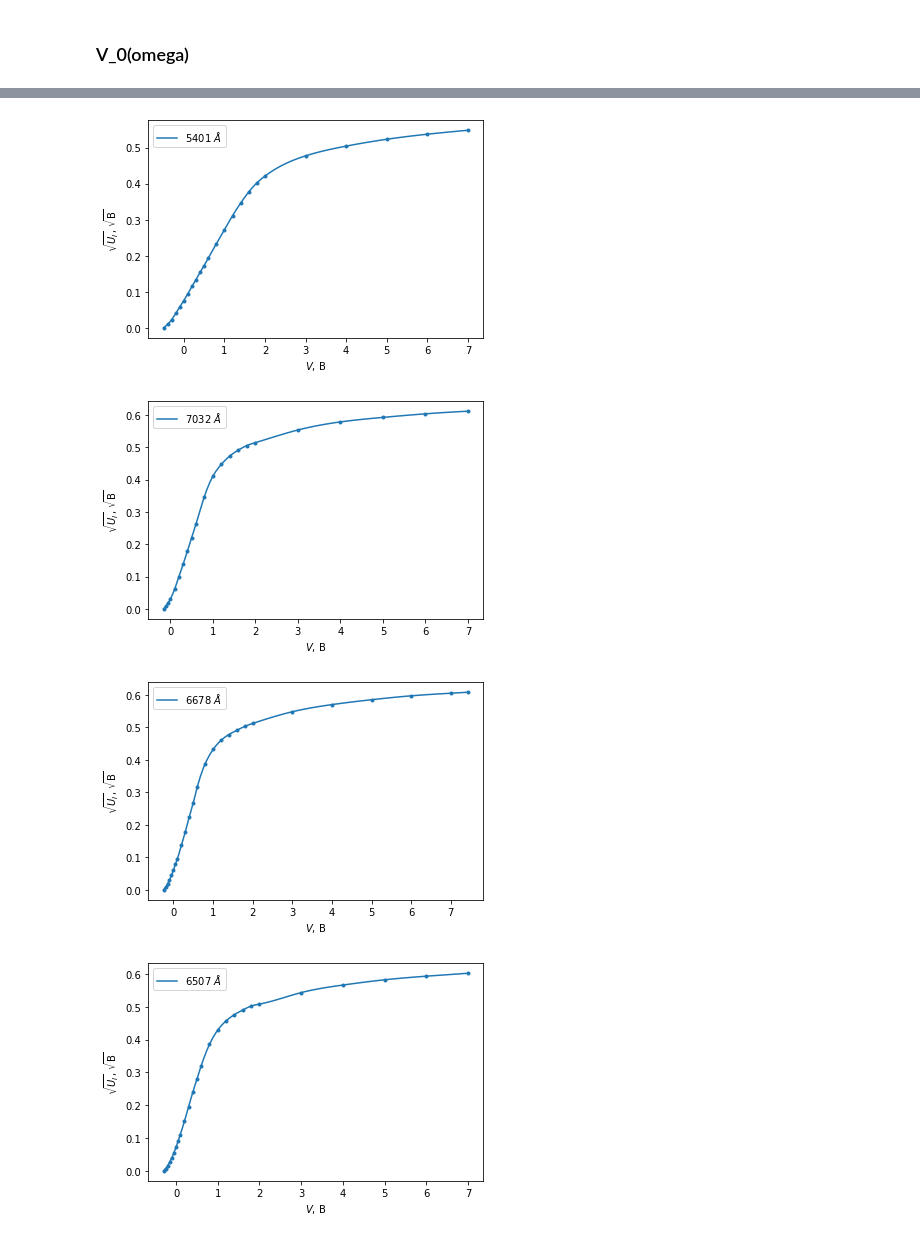
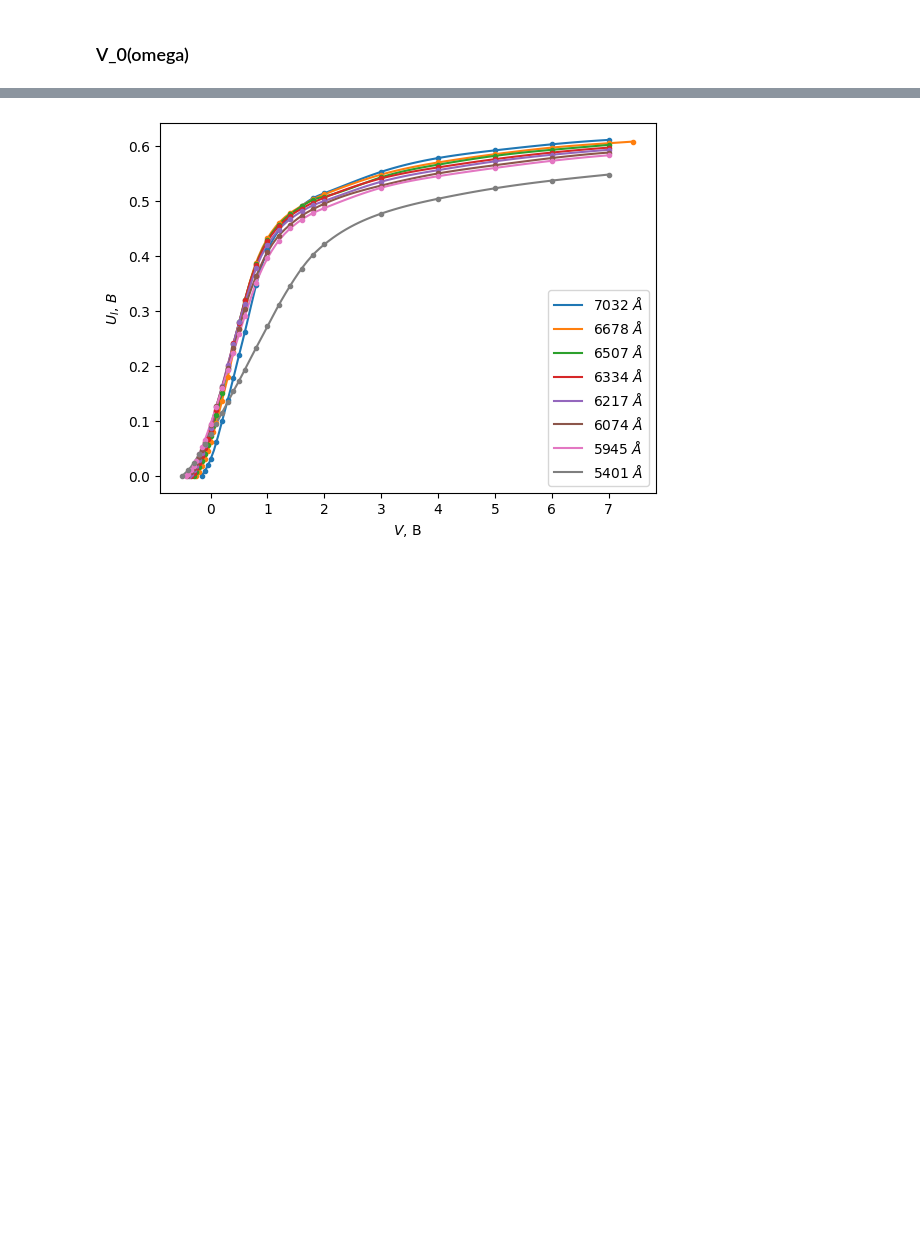
Before and after one commit to futherus/mipt_lab, a Jupyter notebook: 5.1.1/Dedkov_Maslov/511.ipynb, the cells around one changed output, grey strips where cells are left out. Drawn from its saved outputs; the diff is of its cells as text; code cells hidden in the pictures; blank space fills up the shorter version.

```diff
--- a/5.1.1/Dedkov_Maslov/511.ipynb
+++ b/5.1.1/Dedkov_Maslov/511.ipynb
@@ -62,6 +62,9 @@ tab.rename().data
 | 20 | 5881.89 | 2562.0 |
 | 21 | 5852.49 | 2546.0 |
 | 22 | 5400.56 | 2287.0 |
+# %%
+sig_U_close = {}
+sig_U_i = {}
 # %%
 def export_region(region):
 
@@ -133,7 +148,6 @@ array(5400.56)
 # %% [markdown]
 ### Зависимость $I(V)$
 # %%
-
 output = []
 def process(cols, begin, end, begin_interp, end_interp, x_min):
     data = mipt.read_excel('data/5.1.1-stripped.xlsx', usecols=(cols), header=(0, 1)).dropna()
@@ -146,15 +160,17 @@ def process(cols, begin, end, begin_interp, end_interp, x_min):
     print(N)
     # Remove top header
     data = data[f'N={N}']
-    U_v = list(data['U_close'][begin:end])
-    U_i = list(data['U_i'    ][begin:end])
+    U_v = np.array(list(data['U_close'][begin:end]))
+    U_i = np.array(list(data['U_i'    ][begin:end]))
 
     # Evaluate wavelen according to calibration
 
     wavelen = float(N2wavelen(N))
 
-    U_v_clean, U_i_clean, equ = mipt.plot(U_v, np.sqrt(U_i), begin=begin_interp, end=end_interp, x_min=x_min,
-                                          label="{:.0f} $\AA$".format(wavelen))
+    sig_sUi = sig_U_i[N][begin:end] / (2 * np.sqrt(U_i))
+
+    U_v_clean, U_i_clean, equ = mipt.plot(U_v, np.sqrt(U_i), begin=begin_interp, end=end_interp, x_min=x_min, xerr=sig_U_close[N][begin:end],
+                                          yerr=sig_sUi, label="{:.0f} $\AA$".format(wavelen))
 
     res = mipt.mnk(U_v_clean, U_i_clean).data
     display(res)
@@ -163,8 +179,7 @@ def process(cols, begin, end, begin_interp, end_interp, x_min):
 
     output.append([wavelen, V_0, V_0_err])
 
-    print("N={}, V_0 = ({:0.3f} +- {:0.3f}) В".format(N, V_0, V_0_err))
-
+    print("N={}, lambda = {}, V_0 = ({:0.3f} +- {:0.3f}) В".format(N, wavelen, V_0, V_0_err))
 
 process(('P', 'Q'), 0, 13, 0, 10, -0.54)
 process(('J', 'K'), 0, 14, 0, 10, -0.4)
@@ -175,7 +190,7 @@ plt.xlabel(r'$V$, В')
 plt.ylabel(r'$\sqrt{U_I}$, $\sqrt{\mathrm{В}}$')
 plt.legend()
 #plt.grid(True)
-plt.savefig('gen/iv.pdf')
+plt.savefig('gen/iv.png')
 # %% [output]
 2759
 |  | <x> | sx | <y> | sy | rxy | a | da | b | db |
@@ -267,47 +285,43 @@ W ~ 1.48 эВ, hbar = (1.03 +- 0.06)e-34 Дж*с
 # %%
 
 def interp(x, y):
     return sp.interpolate.interp1d(x, y, kind='cubic')
 
-def process(cols, begin, end, begin_interp, end_interp, x_min):
+def process(cols, begin, end, begin_interp, end_interp, x_min, color):
     data = mipt.read_excel('data/5.1.1-stripped.xlsx', usecols=(cols), header=(0, 1))
     # Extract N from header
+
     m = re.compile(r"N=(\d+)")
     result = m.match(data.columns[0][0])
     assert result != None, "Wrong header syntax"
     N = int(result.group(1))
 
     # Remove top header
     data = data[f'N={N}']
     U_v = list(data['U_close'][begin:end])
     U_i = list(data['U_i'    ][begin:end])
 
     # Evaluate wavelen according to calibration
     wavelen = float(N2wavelen(N))
 
-    U_v_clean, U_i_clean, equ = mipt.plot(U_v, U_i, begin=begin_interp, end=end_interp, x_min=x_min,
+    U_v_clean, U_i_clean, equ = mipt.plot(U_v, U_i, begin=begin_interp, end=end_interp, x_min=x_min, #color= color,
                                           label="{:.0f} $\AA$".format(wavelen), func=interp)
 
+process(('G', 'H'), 0, None, 0, None, None, 'green')
+process(('J', 'K'), 0, None, 0, None, None, 'orange')
+process(('M', 'N'), 0, None, 0, None, None, 'blue')
+process(('P', 'Q'), 0, None, 0, None, None, 'black')
+process(('S', 'T'), 0, None, 0, None, None, 'brown')
+process(('V', 'W'), 0, None, 0, None, None, 'magenta')
+process(('Y', 'Z'), 0, None, 0, None, None, 'lime')
+process(('D', 'E'), 0, None, 0, None, None, 'red')
 
-    plt.xlabel(r'$V$, В')
-    plt.ylabel(r'$\sqrt{U_I}$, $\sqrt{\mathrm{В}}$')
-    plt.legend()
+plt.xlabel(r'$V$, В')
+plt.ylabel(r'$U_I$, $В$')
 
-    plt.savefig('gen/iv_full_{}.pdf'.format(N))
-    plt.show()
-
-process(('D', 'E'), 0, None, 0, None, None)
-process(('G', 'H'), 0, None, 0, None, None)
-process(('J', 'K'), 0, None, 0, None, None)
-process(('M', 'N'), 0, None, 0, None, None)
-process(('P', 'Q'), 0, None, 0, None, None)
-process(('S', 'T'), 0, None, 0, None, None)
-process(('V', 'W'), 0, None, 0, None, None)
-process(('Y', 'Z'), 0, None, 0, None, None)
-
+plt.legend()
+plt.savefig('gen/iv_full.png')
+plt.show()
 #plt.grid(True)
 # %% [output]
-[figure, old version]
+[figure, new version]
-[figure, removed]
-[figure, removed]
-[figure, removed]
```
Also changed, not shown: parts of 8 cells of this notebook, 4 other files.
